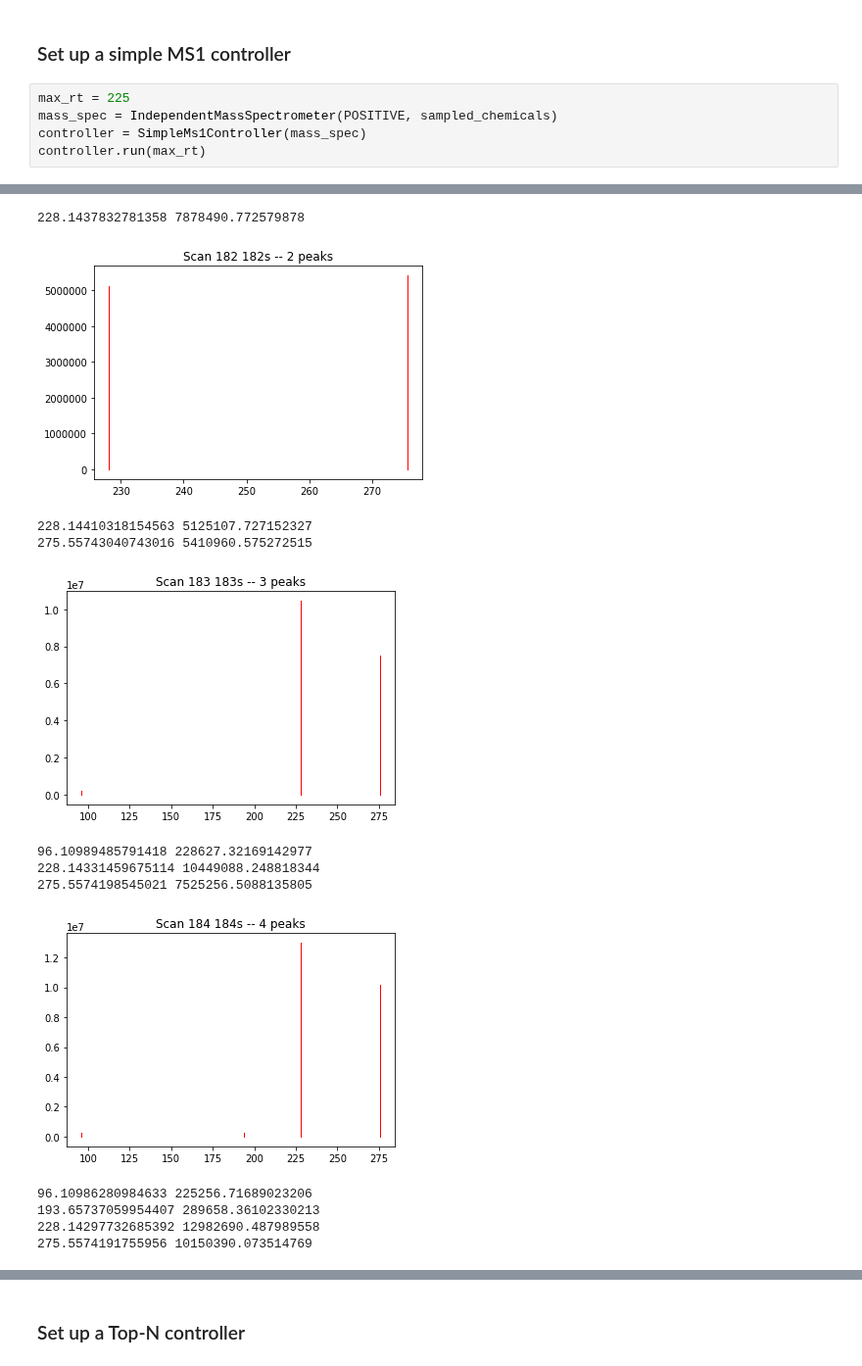
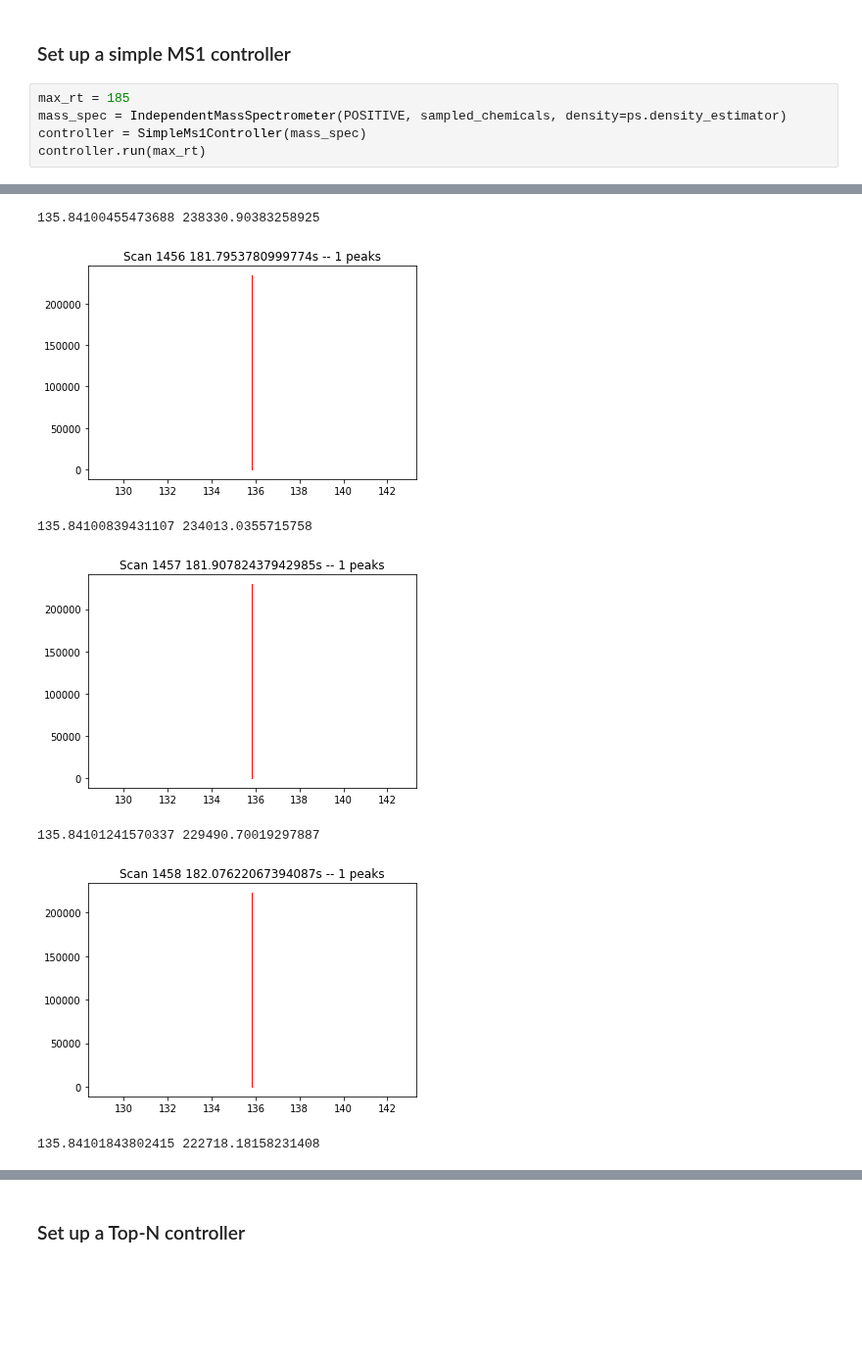
Before and after one commit to sdrogers/clms, a Jupyter notebook: Simulator/notebooks/controller_demo.ipynb, the cells around one changed output, grey strips where cells are left out. Shown at 98% size. Saved outputs shown, nothing was run; the diff lists cells and outputs as text; blank space fills up the shorter version.

Commit message:
Scan duration can now be sampled from the densities.

```diff
--- a/Simulator/notebooks/controller_demo.ipynb
+++ b/Simulator/notebooks/controller_demo.ipynb
@@ -107,8 +104,8 @@ UnknownChemical mz=298.3510 rt=283.17 max_intensity=407924.56
 # %% [markdown]
 ### Set up a simple MS1 controller
 # %%
-max_rt = 225
-mass_spec = IndependentMassSpectrometer(POSITIVE, sampled_chemicals)
+max_rt = 185
+mass_spec = IndependentMassSpectrometer(POSITIVE, sampled_chemicals, density=ps.density_estimator)
 controller = SimpleMs1Controller(mass_spec)
 controller.run(max_rt)
 # %% [output]
@@ -117,13 +114,7 @@ Acquisition open
-228.1437832781358 7878490.772579878
+135.84100455473688 238330.90383258925
-[figure, old version]
+[figure, new version]
-228.14410318154563 5125107.727152327
-275.55743040743016 5410960.575272515
+135.84100839431107 234013.0355715758
-[figure, old version]
+[figure, new version]
-96.10989485791418 228627.32169142977
-228.14331459675114 10449088.248818344
-275.5574198545021 7525256.5088135805
+135.84101241570337 229490.70019297887
-[figure, old version]
+[figure, new version]
-96.10986280984633 225256.71689023206
-193.65737059954407 289658.36102330213
-228.14297732685392 12982690.487989558
-275.5574191755956 10150390.073514769
+135.84101843802415 222718.18158231408
```
Also changed, not shown: parts of 4 cells of this notebook, 1 other file.
